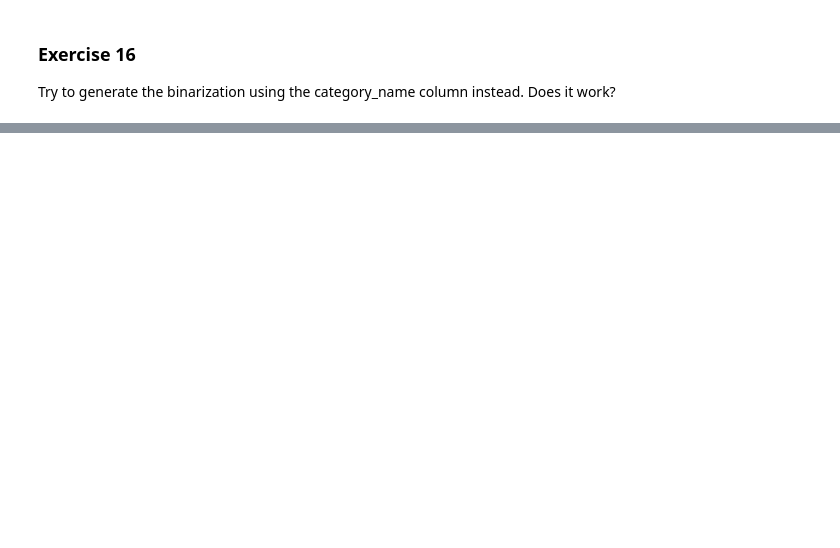
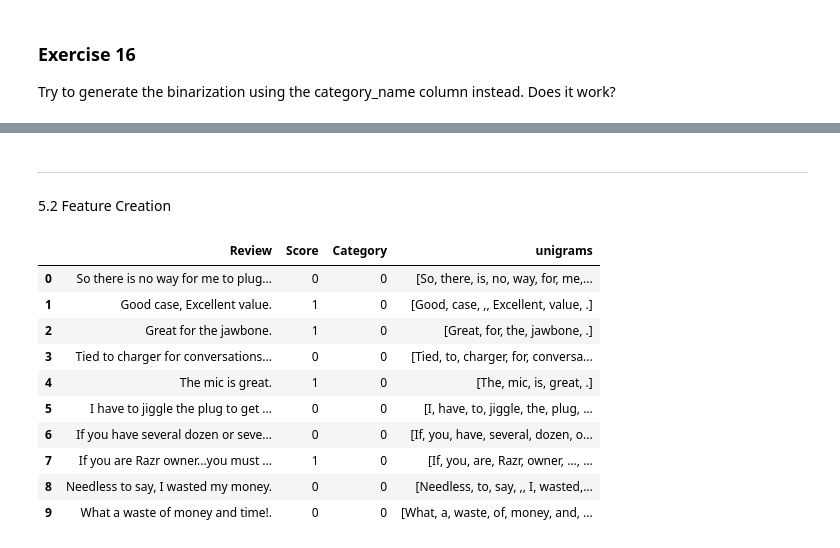
Before and after one commit to JohnnyLin97/DM2021-Lab1-Homework, a Jupyter notebook: DM2021-Lab1-Homework.ipynb, the cells around one changed output, grey strips where cells are left out. Drawn from its saved outputs; the diff is of its cells as text; code cells hidden in the pictures; blank space fills up the shorter version.

```diff
--- a/DM2021-Lab1-Homework.ipynb
+++ b/DM2021-Lab1-Homework.ipynb
@@ -354,0 +459,19 @@ df[0:9]
+# %% [markdown]
+-------------------------------------------------------------------------------
+5.2 Feature Creation
+# %%
+import nltk
+df['unigrams'] = df['Review'].apply(lambda x: dmh.tokenize_text(x))
+df[:10]
+# %% [output]
+|  | Review | Score | Category | unigrams |
+| 0 | So there is no way for me to plug... | 0 | 0 | [So, there, is, no, way, for, me,... |
+| 1 | Good case, Excellent value. | 1 | 0 | [Good, case, ,, Excellent, value, .] |
+| 2 | Great for the jawbone. | 1 | 0 | [Great, for, the, jawbone, .] |
+| 3 | Tied to charger for conversations... | 0 | 0 | [Tied, to, charger, for, conversa... |
+| 4 | The mic is great. | 1 | 0 | [The, mic, is, great, .] |
+| 5 | I have to jiggle the plug to get ... | 0 | 0 | [I, have, to, jiggle, the, plug, ... |
+| 6 | If you have several dozen or seve... | 0 | 0 | [If, you, have, several, dozen, o... |
+| 7 | If you are Razr owner...you must ... | 1 | 0 | [If, you, are, Razr, owner, ..., ... |
+| 8 | Needless to say, I wasted my money. | 0 | 0 | [Needless, to, say, ,, I, wasted,... |
+| 9 | What a waste of money and time!. | 0 | 0 | [What, a, waste, of, money, and, ... |
```
Also changed, not shown: parts of 26 cells of this notebook, 6 other files.
